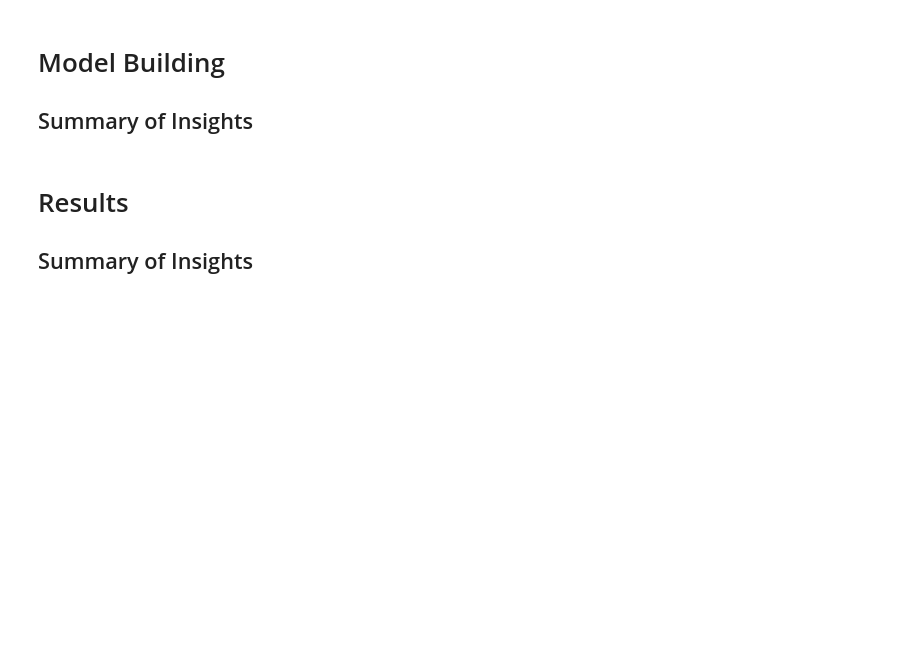
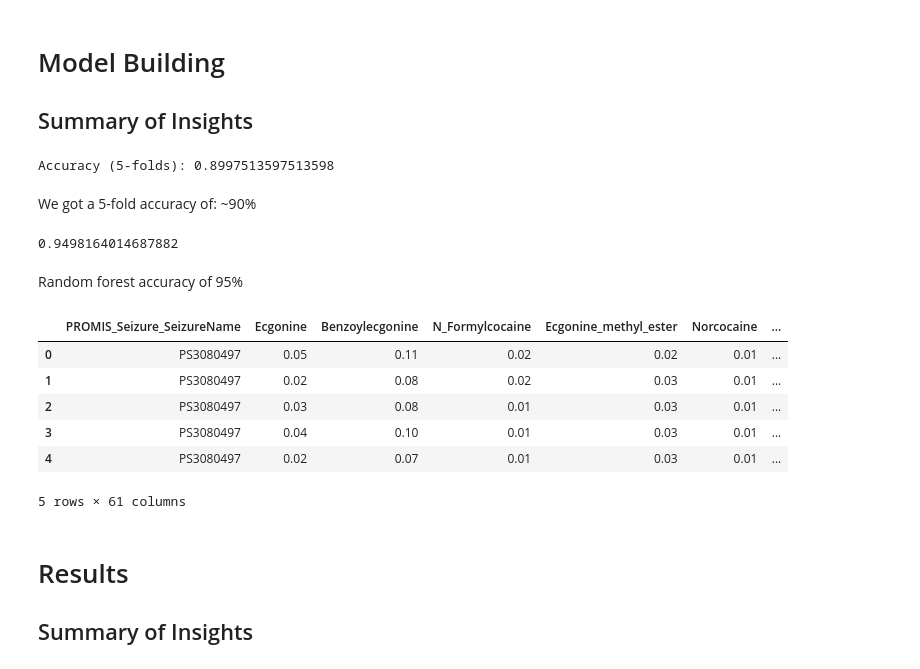
Before and after one commit to FreshPrinceofQueens/Portfolio-Projects, a Jupyter notebook: ChemicalAdulterantInvestigation.ipynb, the cells around one changed output. Drawn from its saved outputs; the diff is of its cells as text; code cells hidden in the pictures; blank space fills up the shorter version.

Commit message:
Begin model building

```diff
--- a/ChemicalAdulterantInvestigation.ipynb
+++ b/ChemicalAdulterantInvestigation.ipynb
@@ -327,6 +402,53 @@ Can use:
 # %% [markdown]
 # Model Building
 ## Summary of Insights
+# %%
+#Turn our PROMIS_Seizure_SeizureName into from string to numeric using one-hot encoding
+df_seizureName = pd.get_dummies(gower_data['PROMIS_Seizure_SeizureName'])
+gower_data = pd.concat([gower_data, df_seizureName], axis=1)
+X = gower_data.drop(columns=['preds', 'PROMIS_Seizure_SeizureName'])
+y = gower_data['preds']
+
+# X_train = X_train.drop(columns=["PROMIS_Seizure_SeizureName"])
+# X_test = X_test.drop(columns=["PROMIS_Seizure_SeizureName"])
+
+
+#Create a svm Classifier
+clf = svm.SVC(kernel='rbf') # rbf Kernel
+
+#Train the model using the training sets
+clf.fit(X_train, y_train)
+
+#Predict the response for test dataset
+scores = cross_val_score(clf, X, y, cv=5)
+
+print("Accuracy (5-folds):", scores.mean())
+# %% [output]
+Accuracy (5-folds): 0.8997513597513598
+# %% [markdown]
+We got a 5-fold accuracy of: ~90%
+# %%
+X_train, X_test, y_train, y_test = train_test_split(X,y, test_size = 0.33, random_state=42)
+
+#Predict the response for test dataset
+clf = RandomForestClassifier(n_estimators=1000, criterion='entropy')
+clf.fit(X_train, y_train)
+
+clf.score(X_test, y_test)
+# %% [output]
+0.9498164014687882
+# %% [markdown]
+Random forest accuracy of 95%
+# %%
+gower_data.head()
+# %% [output]
+|  | PROMIS_Seizure_SeizureName | Ecgonine | Benzoylecgonine | N_Formylcocaine | Ecgonine_methyl_ester | Norcocaine | ... |
+| 0 | PS3080497 | 0.05 | 0.11 | 0.02 | 0.02 | 0.01 | ... |
+| 1 | PS3080497 | 0.02 | 0.08 | 0.02 | 0.03 | 0.01 | ... |
+| 2 | PS3080497 | 0.03 | 0.08 | 0.01 | 0.03 | 0.01 | ... |
+| 3 | PS3080497 | 0.04 | 0.10 | 0.01 | 0.03 | 0.01 | ... |
+| 4 | PS3080497 | 0.02 | 0.07 | 0.01 | 0.03 | 0.01 | ... |
+5 rows × 61 columns
 # %% [markdown]
 # Results
 ## Summary of Insights
```
Also changed, not shown: parts of 13 cells of this notebook.
